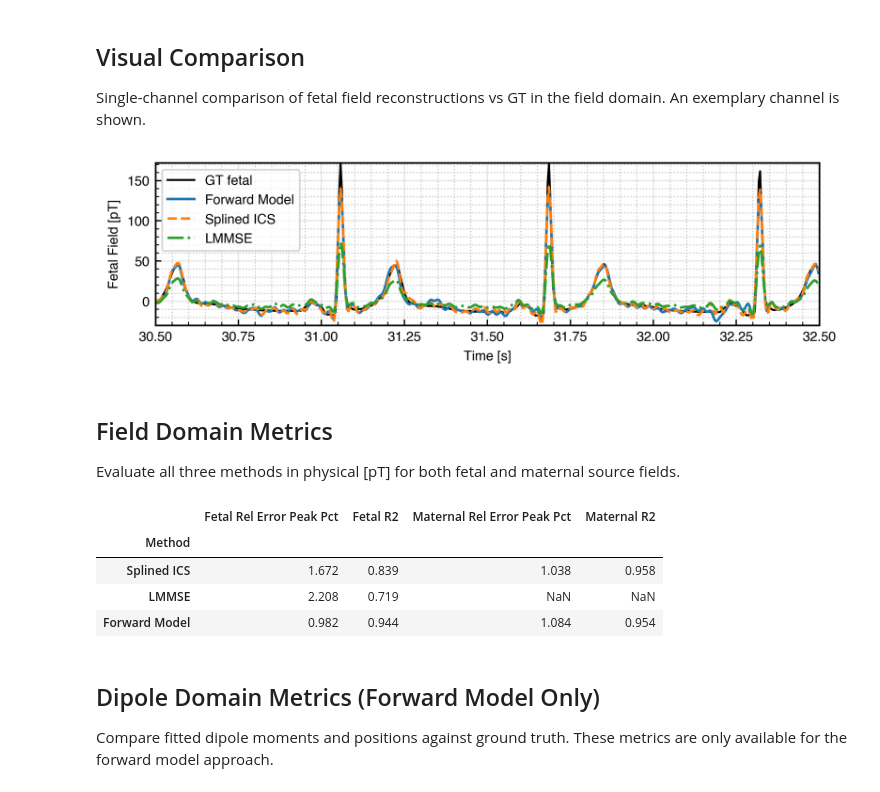
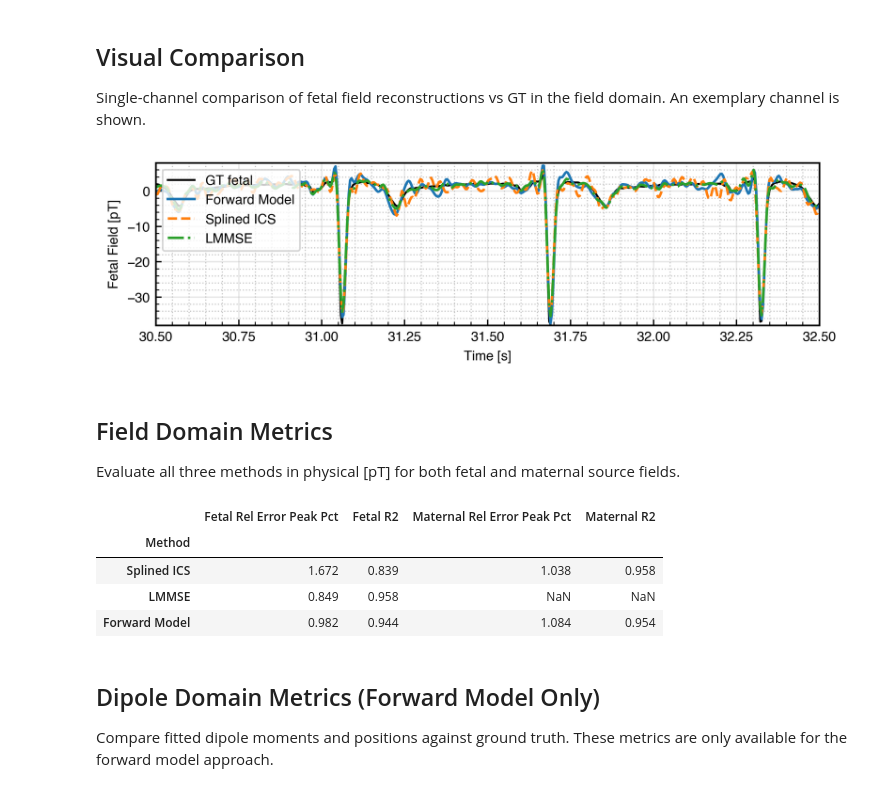
Before and after one commit to MLI-lab/fetal_magnetocardiography, a Jupyter notebook: examples/synthetic_data_example.ipynb, the cells around one changed output. Drawn from its saved outputs; the diff is of its cells as text; code cells hidden in the pictures.

```diff
--- a/examples/synthetic_data_example.ipynb
+++ b/examples/synthetic_data_example.ipynb
@@ -288,6 +288,7 @@ sf = SpatialFilter(
     fs=fs_pp,
     enhance={'sources': sources, 'comps': fetals},
     axis_mask=axis_mask_pp,
+    window_size=1
 )
 field_fetal_LMMSE_w = sf.apply(field_maps[:, axis_mask_pp == 1])  # (T, C) whitened
 # LMMSE only produces fetal field (single-entity spatial filter)
@@ -399,16 +400,16 @@ Single-channel comparison of fetal field reconstructions vs GT in the field doma
 # %%
 fig = plot_single_channel(
     gt_fetal_phys,
     [field_fetal_FM_phys, field_fetal_ICS_phys, field_fetal_LMMSE_phys],
-    channel=10,
+    channel=20,
     time=time_pp,
     xlim=(30.5, 32.5),
     method_labels=['Forward Model', 'Splined ICS', 'LMMSE'],
     gt_label='GT fetal',
     ylabel='Fetal Field [pT]',
 )
 # %% [output]
-[figure, old version]
+[figure, new version]
 # %% [markdown]
 ## Field Domain Metrics
 
@@ -440,7 +441,7 @@ df_field[display_cols].rename(columns=lambda c: c.replace("field_", "").replace(
 |  | Fetal Rel Error Peak Pct | Fetal R2 | Maternal Rel Error Peak Pct | Maternal R2 |
 | Method |  |  |  |  |
 | Splined ICS | 1.672 | 0.839 | 1.038 | 0.958 |
-| LMMSE | 2.208 | 0.719 | NaN | NaN |
+| LMMSE | 0.849 | 0.958 | NaN | NaN |
 | Forward Model | 0.982 | 0.944 | 1.084 | 0.954 |
 # %% [markdown]
 ## Dipole Domain Metrics (Forward Model Only)
```
Also changed, not shown: 3 other files.
